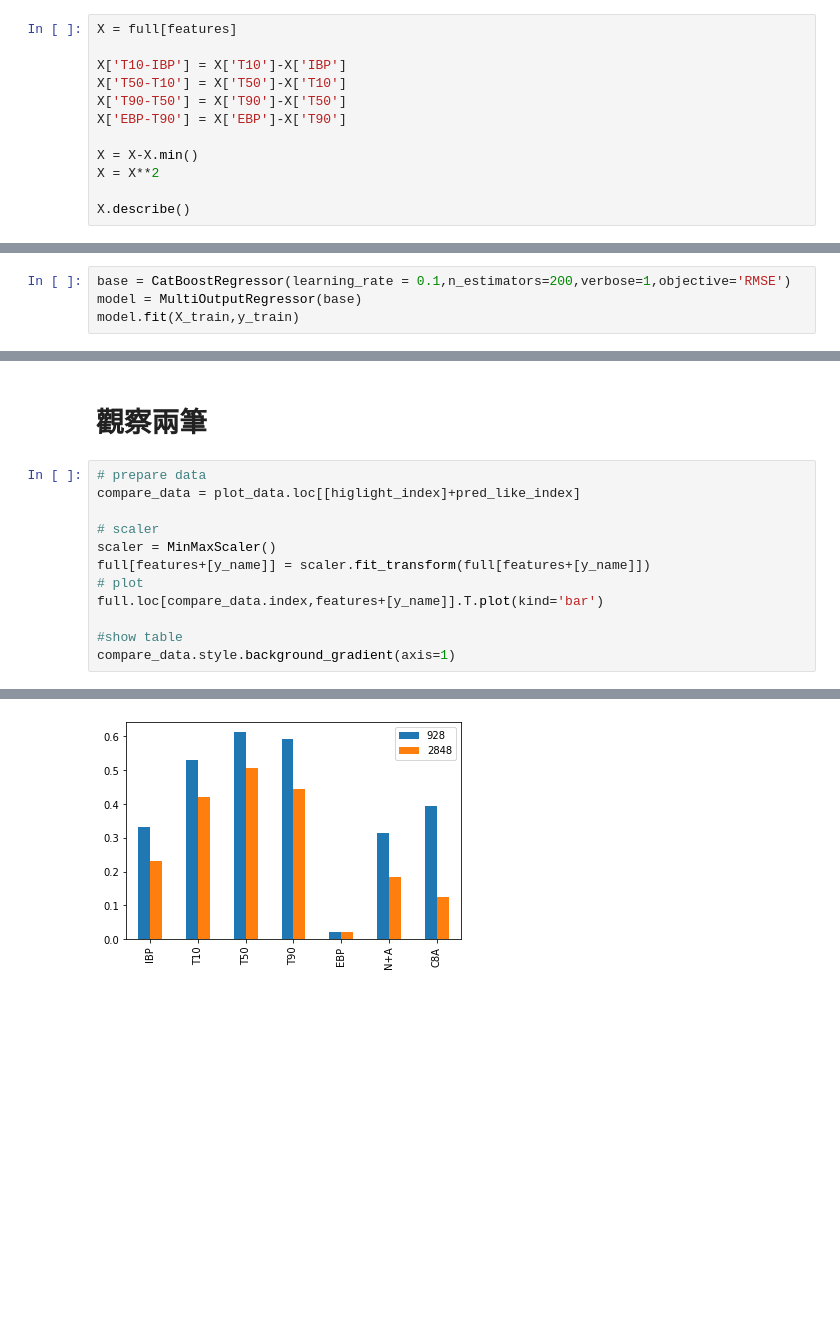
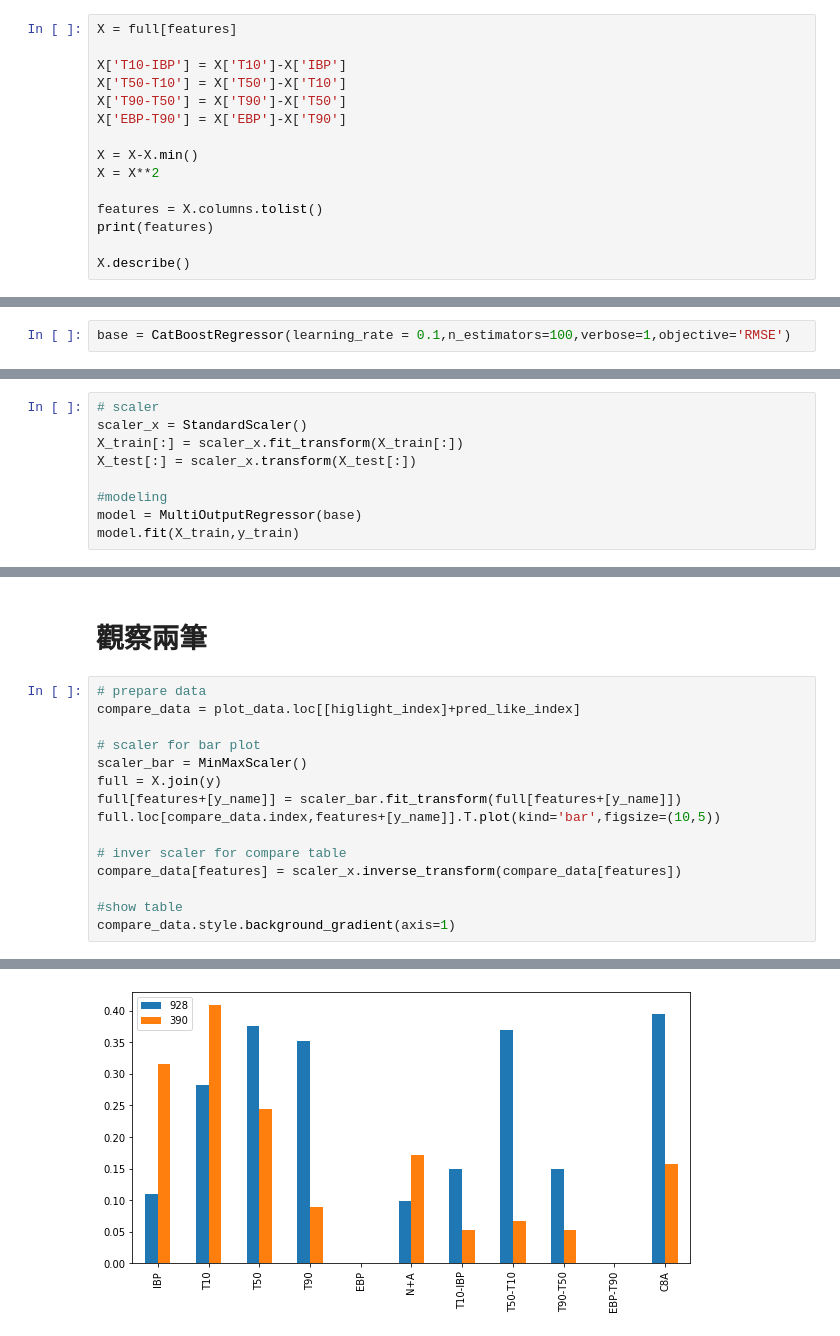
Before and after one commit to skywalker0803r/works, a Jupyter notebook: 加入IBP_EBP分析.ipynb, the cells around one changed output, grey strips where cells are left out. Drawn from its saved outputs; the diff is of its cells as text; blank space fills up the shorter version.

```diff
--- a/加入IBP_EBP分析.ipynb
+++ b/加入IBP_EBP分析.ipynb
@@ -158,5 +158,8 @@ X['EBP-T90'] = X['EBP']-X['T90']
 X = X-X.min()
 X = X**2
 
+features = X.columns.tolist()
+print(features)
+
 X.describe()
 # %% [output]
@@ -194,6 +198,4 @@ print(y_train.shape,y_test.shape)
 # %% [markdown]
 # modeling
 # %%
-base = CatBoostRegressor(learning_rate = 0.1,n_estimators=200,verbose=1,objective='RMSE')
-model = MultiOutputRegressor(base)
-model.fit(X_train,y_train)
+base = CatBoostRegressor(learning_rate = 0.1,n_estimators=100,verbose=1,objective='RMSE')
@@ -219,0 +204,9 @@ MultiOutputRegressor(estimator=<catboost.core.CatBoostRegressor object at 0x...>
+# %%
+# scaler
+scaler_x = StandardScaler()
+X_train[:] = scaler_x.fit_transform(X_train[:])
+X_test[:] = scaler_x.transform(X_test[:])
+
+#modeling
+model = MultiOutputRegressor(base)
+model.fit(X_train,y_train)
@@ -323,11 +336,14 @@ test_like_index = list(abs(plot_data[y_name] - plot_data.loc[higlight_index,y_na
 # prepare data
 compare_data = plot_data.loc[[higlight_index]+pred_like_index]
 
-# scaler
-scaler = MinMaxScaler()
-full[features+[y_name]] = scaler.fit_transform(full[features+[y_name]])
-# plot
-full.loc[compare_data.index,features+[y_name]].T.plot(kind='bar')
+# scaler for bar plot
+scaler_bar = MinMaxScaler()
+full = X.join(y)
+full[features+[y_name]] = scaler_bar.fit_transform(full[features+[y_name]])
+full.loc[compare_data.index,features+[y_name]].T.plot(kind='bar',figsize=(10,5))
+
+# inver scaler for compare table
+compare_data[features] = scaler_x.inverse_transform(compare_data[features])
 
 #show table
 compare_data.style.background_gradient(axis=1)
@@ -338 +354 @@ compare_data.style.background_gradient(axis=1)
-[figure, old version]
+[figure, new version]
```
Also changed, not shown: parts of 9 cells of this notebook.
